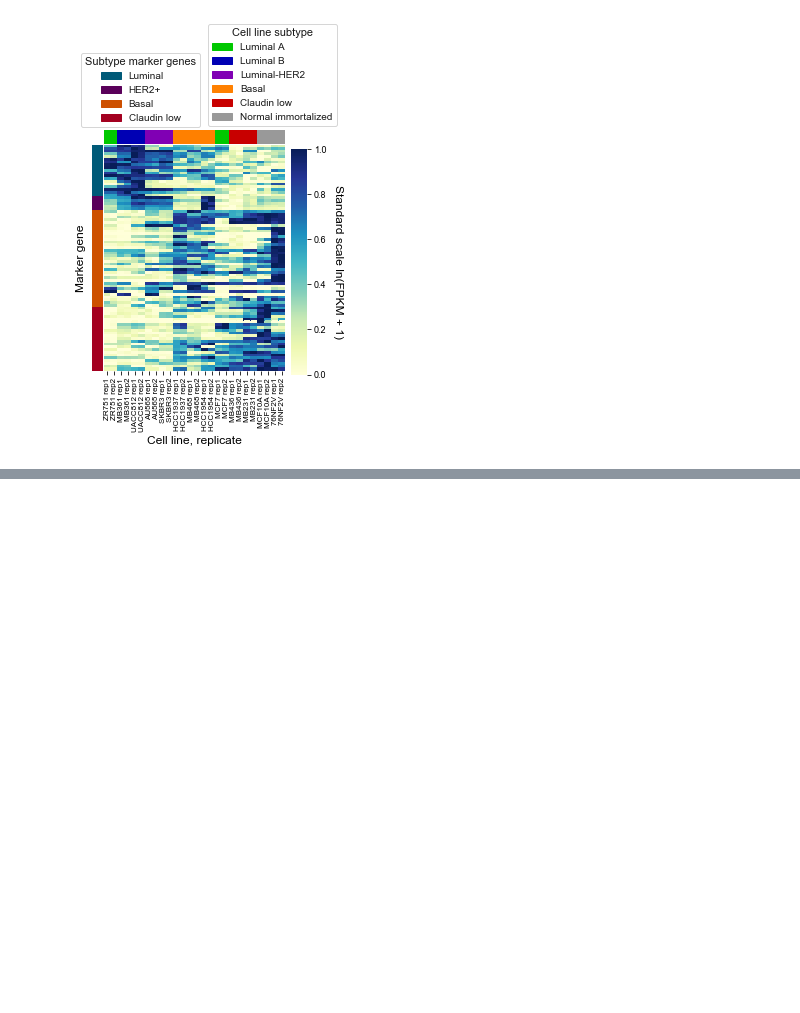
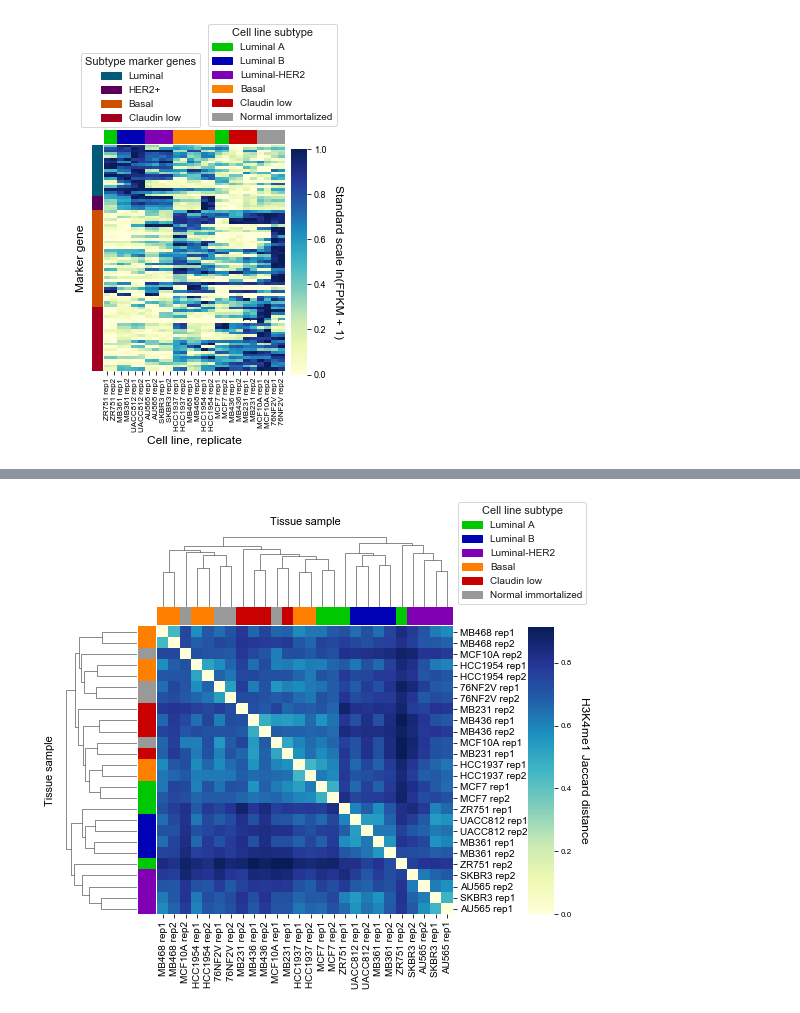
Before and after one commit to jssong-lab/DeCET, a Jupyter notebook: DeCET_downstream_analysis/DeCET_BCCL_final.ipynb, the cells around one changed output, grey strips where cells are left out. Drawn from its saved outputs; the diff is of its cells as text; code cells hidden in the pictures; blank space fills up the shorter version.

```diff
--- a/DeCET_downstream_analysis/DeCET_BCCL_final.ipynb
+++ b/DeCET_downstream_analysis/DeCET_BCCL_final.ipynb
@@ -524,0 +530,5 @@ g.savefig(output_dir + 'figures/figure3_panels/'+ file_prefix + '_panelB_marker_
+# %%
+jaccard_similarity = pd.read_csv(input_dir + 'BCCL_H3K4me1_5FDR_broadPeaks_Jaccard.txt', sep = '\t',
+                                header = None, index_col = None)
+jaccard_similarity = pd.DataFrame(jaccard_similarity.values[:,:-1])
+jaccard_similarity
@@ -524,0 +554,6 @@ g.savefig(output_dir + 'figures/figure3_panels/'+ file_prefix + '_panelB_marker_
+# %%
+similarity_matrix_corrected = np.copy(jaccard_similarity.values)
+for i in range(similarity_matrix_corrected.shape[0]):
+    for j in range(similarity_matrix_corrected.shape[1]):
+        similarity_matrix_corrected[i,j] = similarity_matrix_corrected[j,i]
+del jaccard_similarity
@@ -524,0 +581,32 @@ g.savefig(output_dir + 'figures/figure3_panels/'+ file_prefix + '_panelB_marker_
+# %%
+# Cluster the tissue samples based on the Jaccard similarity matrix for
+# a given histone modification.
+legend_ST = [mpatches.Patch(color=c, label=l) for c,l in zip([subtype_color[2], subtype_color[5],
+                                                              subtype_color[7], subtype_color[11],
+                                                              subtype_color[9], subtype_color[0]],
+                                                             [subtype_label[2], subtype_label[5],
+                                                              subtype_label[7], subtype_label[11],
+                                                              subtype_label[9], subtype_label[0]])]
+
+linkage = hc.linkage(sp.distance.squareform(1 - similarity_matrix_corrected), method='complete')
+
+g = seaborn.clustermap(1 - similarity_matrix_corrected, row_linkage=linkage, col_linkage=linkage, cmap="YlGnBu",
+                       row_cluster=True, col_cluster=True, robust=False, row_colors=(subtype_color + subtype_color), col_colors=(subtype_color + subtype_color),
+                       xticklabels=cell_lines_replicate, yticklabels=cell_lines_replicate, figsize=(7,7))
+
+g.ax_heatmap.set_xticklabels(g.ax_heatmap.get_xticklabels(), fontsize=10)
+g.ax_heatmap.set_yticklabels(g.ax_heatmap.get_yticklabels(), fontsize=10)
+g.cax.set_position([1.05,0.125,0.05,0.57])
+plt.setp(g.cax.get_yticklabels(), fontsize=8)
+g.cax.set_ylabel('H3K4me1 Jaccard distance', rotation=270, fontsize=12, labelpad=17)
+
+l2=g.ax_heatmap.legend(loc='lower left', bbox_to_anchor=(1.0,1.06), handles=legend_ST,
+                       frameon=True, fontsize=10,
+                       title='Cell line subtype', title_fontsize=11)
+
+g.ax_heatmap.set_xlabel('Tissue sample', fontsize=11)
+g.ax_heatmap.set_ylabel('Tissue sample', fontsize=11)
+g.ax_heatmap.xaxis.set_label_coords(0.5,1.38)
+g.ax_heatmap.yaxis.set_label_coords(-0.38,0.5)
+# %% [output]
+[figure, added]
```
Also changed, not shown: parts of 24 cells of this notebook, 9 other files.
